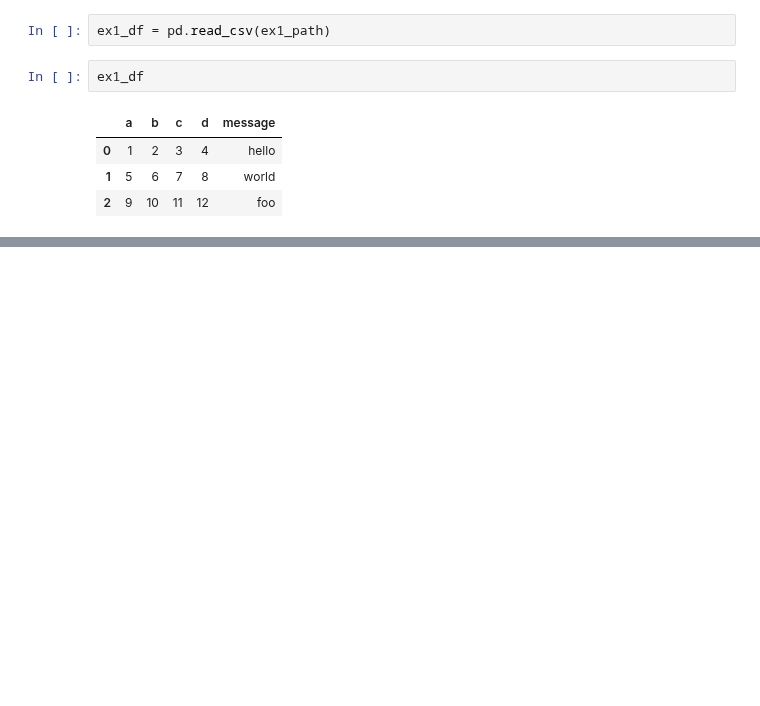
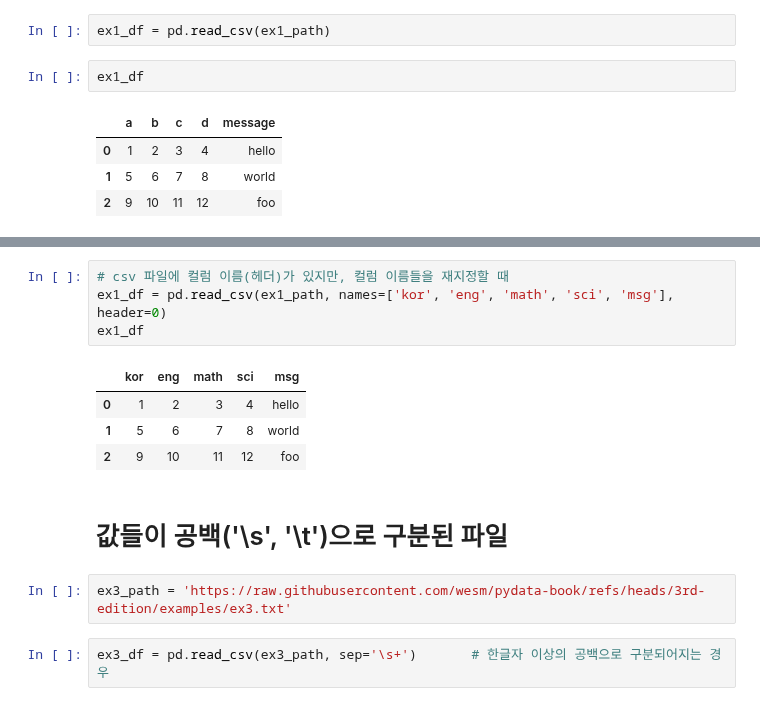
Before and after one commit to Sjleerodls/Data_Analysis, a Jupyter notebook: lab_da/da07_read.ipynb, the cells around one changed output, grey strips where cells are left out. Saved outputs shown, nothing was run; the diff lists cells and outputs as text; blank space fills up the shorter version.

```diff
--- a/lab_da/da07_read.ipynb
+++ b/lab_da/da07_read.ipynb
@@ -25,0 +71,15 @@ ex1_df
+# %%
+# csv 파일에 컬럼 이름(헤더)가 있지만, 컬럼 이름들을 재지정할 때
+ex1_df = pd.read_csv(ex1_path, names=['kor', 'eng', 'math', 'sci', 'msg'], header=0)
+ex1_df
+# %% [output]
+|  | kor | eng | math | sci | msg |
+| 0 | 1 | 2 | 3 | 4 | hello |
+| 1 | 5 | 6 | 7 | 8 | world |
+| 2 | 9 | 10 | 11 | 12 | foo |
+# %% [markdown]
+# 값들이 공백('\s', '\t')으로 구분된 파일
+# %%
+ex3_path = 'https://raw.githubusercontent.com/wesm/pydata-book/refs/heads/3rd-edition/examples/ex3.txt'
+# %%
+ex3_df = pd.read_csv(ex3_path, sep='\s+')       # 한글자 이상의 공백으로 구분되어지는 경우
```
Also changed, not shown: parts of 26 cells of this notebook.
